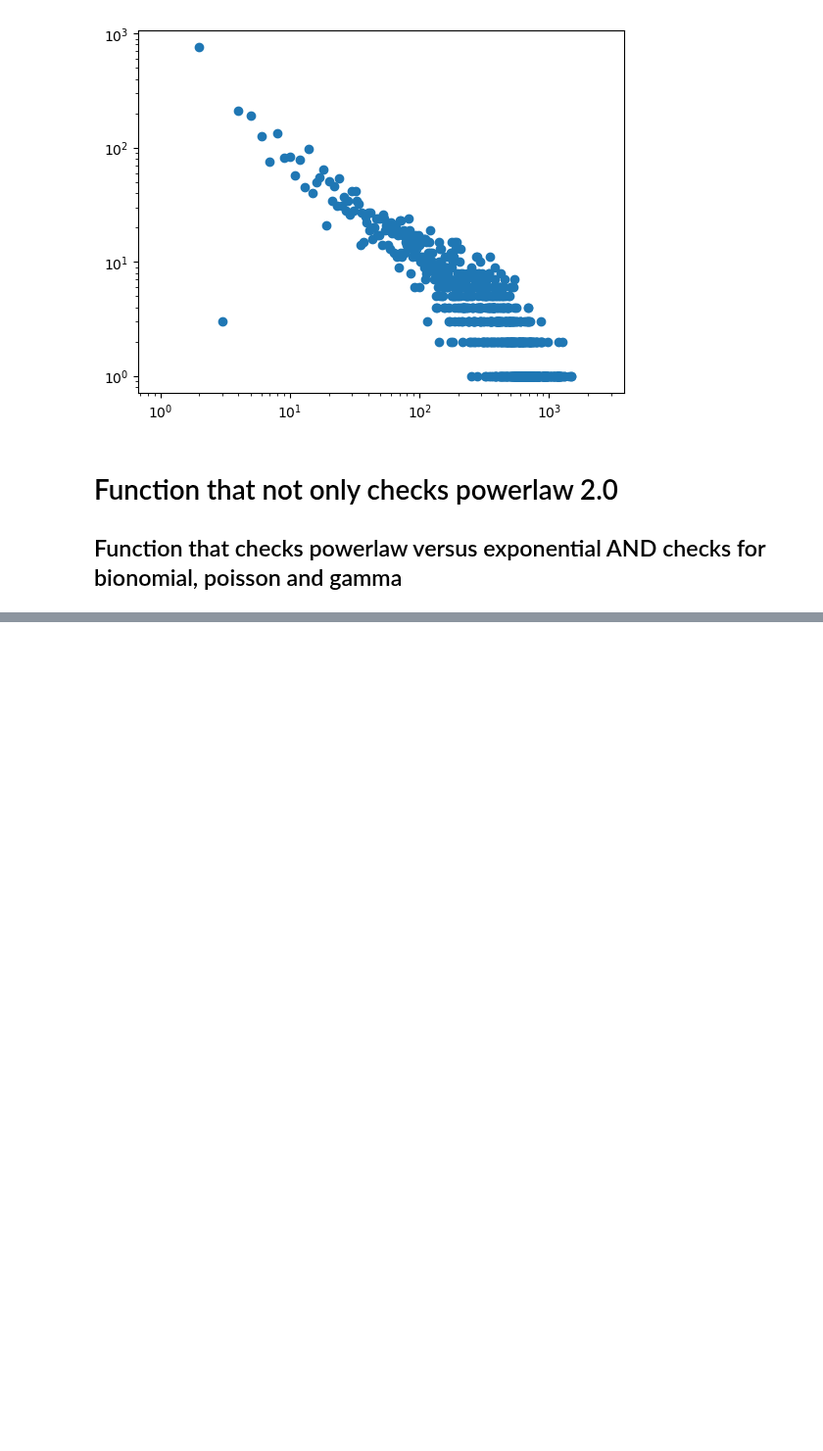
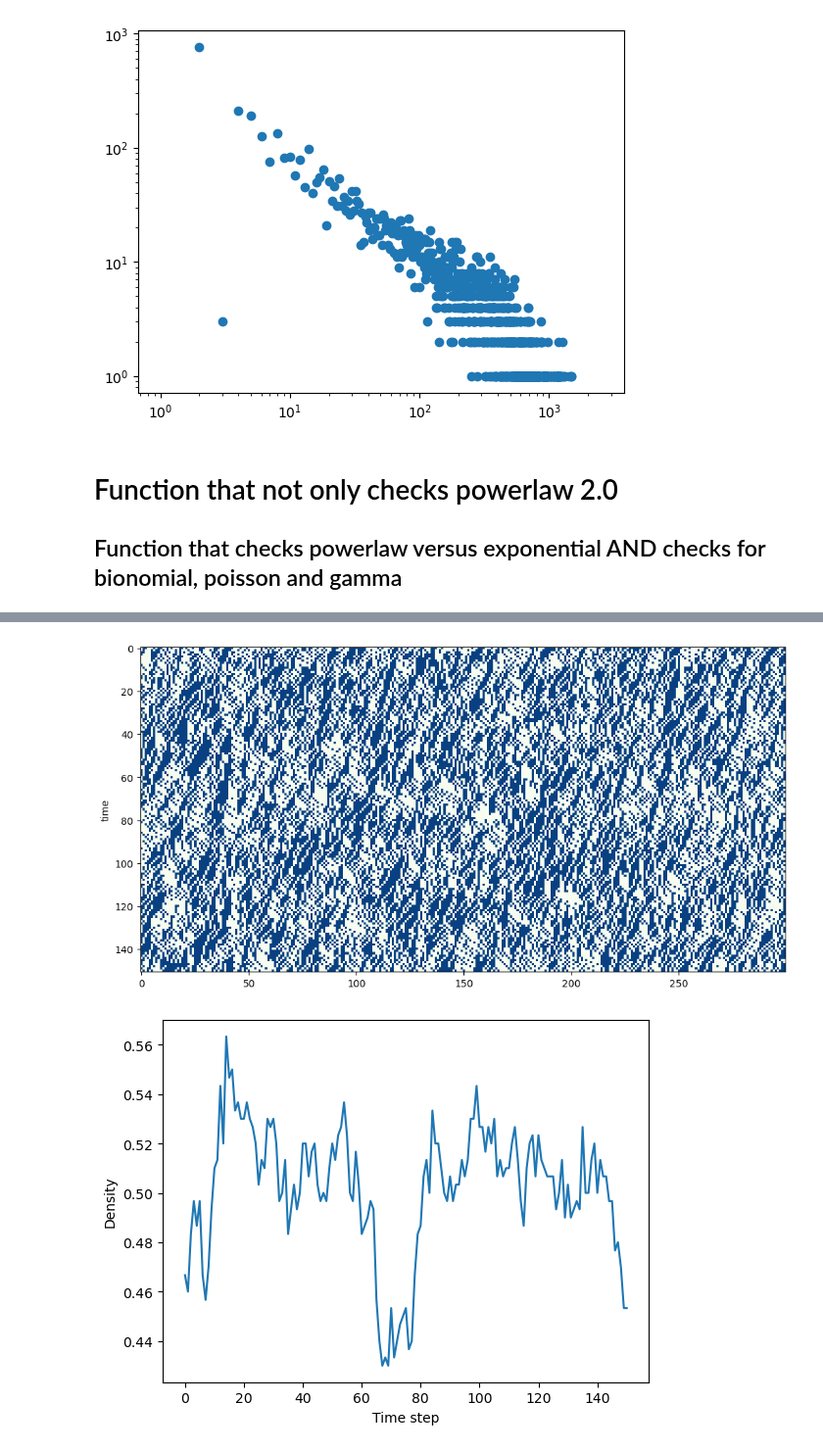
Before and after one commit to ThomasTenDamme/CSS-Group1, a Jupyter notebook: caros_notebook.ipynb, the cells around one changed output, grey strips where cells are left out. Shown at 98% size. Saved outputs shown, nothing was run; the diff lists cells and outputs as text; code cells hidden in the pictures; blank space fills up the shorter version.

Commit message:
Compare powerlaw dynamic versus non dynamic

```diff
--- a/caros_notebook.ipynb
+++ b/caros_notebook.ipynb
@@ -470,10 +212,0 @@ def nasch_step_with_entry_exit_rand(current_state, v_max, p_slowdown, p_entry, p
-# %%
-#try out function with entry and exit
-initial_state = initial_state_nasch_with_entry(L=300, p=0.5, v_max=3)
-evolution = [initial_state]
-
-for t in range(50):
-    next_state = nasch_step_with_entry_exit_rand(evolution[-1], v_max=3, p_slowdown=0.8, p_entry=0.1, p_exit=0.1, p_late_entry=0.1, p_early_exit=0.1)
-    evolution.append(next_state)
-
-plot_model_evolution(evolution, v_max=5)
@@ -555,11 +233,3 @@ from modules import run_model_stochastic
 importlib.reload(modules)
 
 import cellpylib as cpl
-
-L=100
-T=int(L / 2)
-p=0.5
-
-current_state = initial_state_nasch(L=10, p=0.5, v_max=3)
-evolution = nasch_step(current_state, v_max=3, p_slowdown=0.8)
-lifespan_counter, jam_counter, all_evolutions = run_model_stochastic(p, L, T, n_repetitions=100, v_max=3, p_slowdown=0.8, triangular=False, visualize=False, return_evolutions=True)
@@ -577,0 +238,61 @@ cpl.plot(location_evolution, colormap='GnBu')
+# %%
+p = 0.5 #0.13793103448275862
+L = 300
+T = int(L/2)
+n = 100
+
+# NaSch parameters
+p_slowdown = 0.47368421052631576
+v_max = 5
+
+# Dynamic parameters
+neighbourhood_size = 3
+entry_chance = 0.1
+exit_chance = 0.1
+
+current_state = initial_state_nasch(L=L, p=p, v_max=v_max)
+
+evolution = nasch_step(current_state, v_max=v_max, p_slowdown=p_slowdown,
+                       dynamic_model=True, neighbourhood_size=neighbourhood_size,
+                       entry_chance=entry_chance, exit_chance=exit_chance)
+
+lifespan_counter, jam_size_counter, evolutions = run_model_stochastic(p, L, T, n, v_max=v_max, p_slowdown = p_slowdown,
+                                                                      return_evolutions=True, dynamic_model=True, neighbourhood_size=neighbourhood_size,
+                                                                      entry_chance=entry_chance, exit_chance=exit_chance)
+
+# Visualize the evolution
+evolution = evolutions[0]
+
+location_evolution = [[x[0] for x in line] for line in evolution]
+speed_evolution = [[x[1] for x in line] for line in evolution]
+
+#flow = calculate_flow_nasch(evolution)
+#print(f"Flow: {flow}")
+
+# plot the car evolution
+fig, ax = plt.subplots(figsize=(12, 6))  # Adjust the size as needed
+cpl.plot(location_evolution, colormap='GnBu')
+
+density_test = density_evolution_nasch(evolution)
+plt.plot(density_test)
+plt.ylabel('Density')
+plt.xlabel('Time step')
+plt.show()
+
+plt.loglog(range(1, int(max(jam_counter.keys()))), [jam_counter[i] for i in range(1, int(max(jam_counter.keys())))], 'o')
+plt.loglog(range(1, int(max(lifespan_counter.keys()))), [lifespan_counter[i] for i in range(1, int(max(lifespan_counter.keys())))], 'o')
+plt.legend(['Jam size distribution', 'Jam lifespan distribution'])
+plt.title('$\\rho$ =0.5, v_max=3, p_slowdown=0.10526315789473684')
+plt.xlabel('Jam size and lifespan')
+plt.ylabel('Frequency')
+plt.suptitle('Jam size and lifespan distributions')
+plt.show()
+
+result_jam_test = analyze_powerlaw_distribution(list(jam_counter.elements()))
+print(result_jam_test) #print result of power law test
+
+esult_lifespan_test = analyze_powerlaw_distribution(list(lifespan_counter.elements()))
+print(result_lifespan_test) #print result of power law test
+# %% [output]
+[figure, added]
+[figure, added]
```
Also changed, not shown: parts of 18 cells of this notebook.
